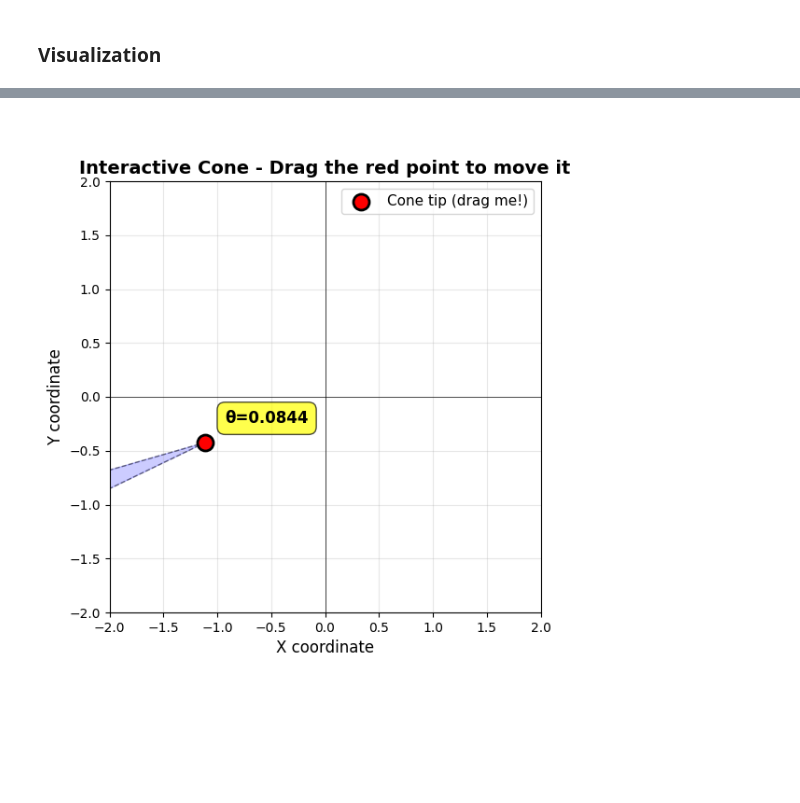
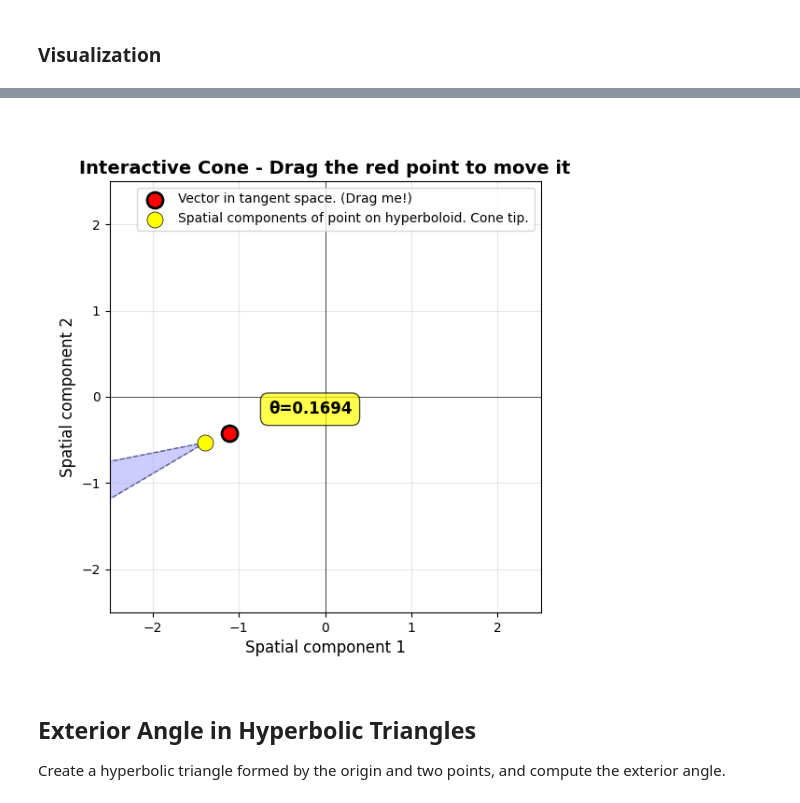
Before and after one commit to geoopt/geoopt, a Jupyter notebook: examples/visualizing_entailment_cones.ipynb, the cells around one changed output, grey strips where cells are left out. Drawn from its saved outputs; the diff is of its cells as text; code cells hidden in the pictures; blank space fills up the shorter version.

```diff
--- a/examples/visualizing_entailment_cones.ipynb
+++ b/examples/visualizing_entailment_cones.ipynb
@@ -102,11 +102,13 @@ import torch
 import numpy as np
 import torch.nn.functional as F
 
+import math
+
 class DraggableCone:
     def __init__(self, initial_x=-1.1083, initial_y=-0.4231):
         self.point = [initial_x, initial_y]
         self.dragging = False
-        self.k = torch.tensor([4.0])
+        self.k = torch.tensor([1.0])
 
         # Create figure and axis
         self.fig, self.ax = plt.subplots(figsize=(6, 6))
@@ -126,21 +128,41 @@ class DraggableCone:
 
         # Create tensor and compute half aperture
         points = torch.tensor([self.point])
-        x_points = F.pad(points, (1, 0, 0, 0))
+        print(f"Spatial components of point in tangent space: {points}")
+        print(f"Shape: {points.shape}")
+        print()
+        x_points = F.pad(points,(1,0,0,0))
+        print("Operations with geoopt implementation   ")
+        print(f"Point in the tangent space: {x_points}")
+        print(f"Shape: {x_points.shape}")
+        print(f"Curvature k: {self.k}")
+        ex_points = geoopt.manifolds.lorentz.math.expmap0(x_points, k=self.k)
         half_apertures = geoopt.manifolds.lorentz.math.half_aperture(x_points, self.k)
+        print(f"Point in the hyperboloid: {ex_points}")
+        print(f"Shape: {ex_points.shape}")
+        print(f"Half apertures: {half_apertures}")
+        print()
 
-        print(f"Point: ({self.point[0]:.4f}, {self.point[1]:.4f}), Half aperture: {half_apertures.item():.4f}")
+        # Draw the cone
+        ex_point = ex_points[0][1:]  # Space components
+        lx_point = geoopt.manifolds.lorentz.math.logmap0(ex_points, k=self.k)[0][1:]  # Space components at tangent space, should match with input
+        print(f"Space coordinates after geoopt logmap0: {lx_point}")
+        print(f"Input point tensor: {points[0]}")
+        print("Both points should match, since input tensor is in tangent space and we are mapping back from hyperboloid to tangent space.")
+        print()
+
 
         # Plot the point
         self.ax.scatter(self.point[0], self.point[1], s=150, c='red',
-                       zorder=5, label='Cone tip (drag me!)', edgecolors='black', linewidths=2)
+                       zorder=5, label='Vector in tangent space. (Drag me!)', edgecolors='black', linewidths=2)
+        self.ax.scatter(ex_point[0].item(), ex_point[1].item(), s=150, c='yellow',
+                       zorder=5, label='Spatial components of point on hyperboloid. Cone tip.', edgecolors='black', linewidths=0.5)
 
-        # Draw the cone
-        point_tensor = points[0]
         half_angle = half_apertures[0]
 
         # Central angle
-        central_angle = torch.atan2(point_tensor[1], point_tensor[0])
+        central_angle = torch.atan2(lx_point[1], lx_point[0])
+        e_central_angle = torch.atan2(ex_point[1], ex_point[0])
 
         # Cone boundaries
         angle1 = central_angle - half_angle
@@ -153,42 +175,42 @@ class DraggableCone:
         theta = torch.linspace(angle1, angle2, 50)
 
         # Draw filled cone
-        vertices = [[point_tensor[0].item(), point_tensor[1].item()]]
+        vertices = [[ex_point[0].item(), ex_point[1].item()]]
         for t in theta:
-            end_x = point_tensor[0].item() + extension_length * torch.cos(t).item()
-            end_y = point_tensor[1].item() + extension_length * torch.sin(t).item()
+            end_x = ex_point[0].item() + extension_length * torch.cos(t).item()
+            end_y = ex_point[1].item() + extension_length * torch.sin(t).item()
             vertices.append([end_x, end_y])
-        vertices.append([point_tensor[0].item(), point_tensor[1].item()])
+        vertices.append([ex_point[0].item(), ex_point[1].item()])
 
         vertices = np.array(vertices)
         self.ax.fill(vertices[:, 0], vertices[:, 1], alpha=0.2, color='blue')
 
         # Draw cone edges
-        self.ax.plot([point_tensor[0].item(), point_tensor[0].item() + extension_length * np.cos(angle1.item())],
-                [point_tensor[1].item(), point_tensor[1].item() + extension_length * np.sin(angle1.item())],
+        self.ax.plot([ex_point[0].item(), ex_point[0].item() + extension_length * np.cos(angle1.item())],
+                [ex_point[1].item(), ex_point[1].item() + extension_length * np.sin(angle1.item())],
                 'k--', linewidth=1, alpha=0.5)
-        self.ax.plot([point_tensor[0].item(), point_tensor[0].item() + extension_length * np.cos(angle2.item())],
-                [point_tensor[1].item(), point_tensor[1].item() + extension_length * np.sin(angle2.item())],
+        self.ax.plot([ex_point[0].item(), ex_point[0].item() + extension_length * np.cos(angle2.item())],
+                [ex_point[1].item(), ex_point[1].item() + extension_length * np.sin(angle2.item())],
                 'k--', linewidth=1, alpha=0.5)
 
         # Annotate
         self.ax.annotate(f'θ={half_angle.item():.4f}',
-                    (point_tensor[0].item(), point_tensor[1].item()),
-                    xytext=(15, 15), textcoords='offset points',
+                    (lx_point[0].item(), lx_point[1].item()),
+                    xytext=(30, 15), textcoords='offset points',
                     fontsize=12, fontweight='bold',
                     bbox=dict(boxstyle='round,pad=0.5', facecolor='yellow', alpha=0.7))
 
         # Formatting
-        self.ax.set_xlabel('X coordinate', fontsize=12)
-        self.ax.set_ylabel('Y coordinate', fontsize=12)
+        self.ax.set_xlabel('Spatial component 1', fontsize=12)
+        self.ax.set_ylabel('Spatial component 2', fontsize=12)
         self.ax.set_title('Interactive Cone - Drag the red point to move it', fontsize=14, fontweight='bold')
         self.ax.grid(True, alpha=0.3)
         self.ax.axhline(y=0, color='k', linewidth=0.5)
         self.ax.axvline(x=0, color='k', linewidth=0.5)
         self.ax.set_aspect('equal')
-        self.ax.legend(fontsize=11)
-        self.ax.set_xlim(-2, 2)
-        self.ax.set_ylim(-2, 2)
+        self.ax.legend(fontsize=10)
+        self.ax.set_xlim(-2.5, 2.5)
+        self.ax.set_ylim(-2.5, 2.5)
 
         self.fig.canvas.draw_idle()
 
@@ -226 +261,4 @@ Point: (-1.1083, -0.4231), Half aperture: 0.0844
-[figure, old version]
+[figure, new version]
+# %% [markdown]
+## Exterior Angle in Hyperbolic Triangles
+Create a hyperbolic triangle formed by the origin and two points, and compute the exterior angle.
```
Also changed, not shown: parts of 7 cells of this notebook, 1 other file.
